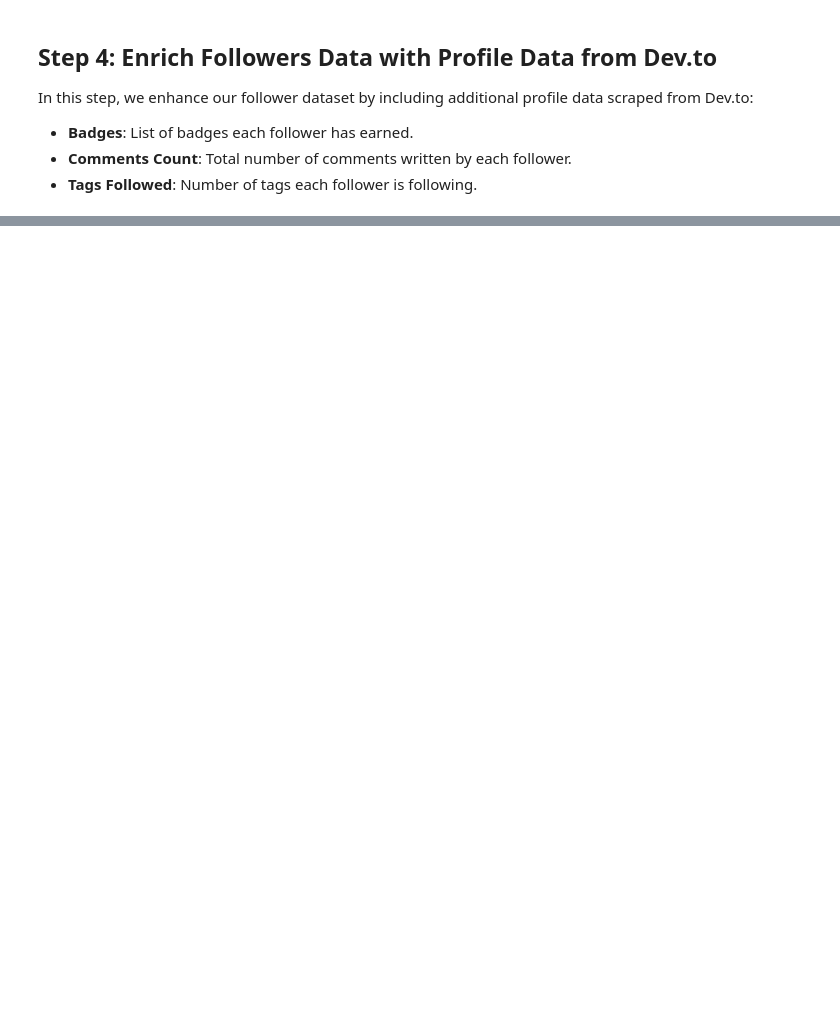
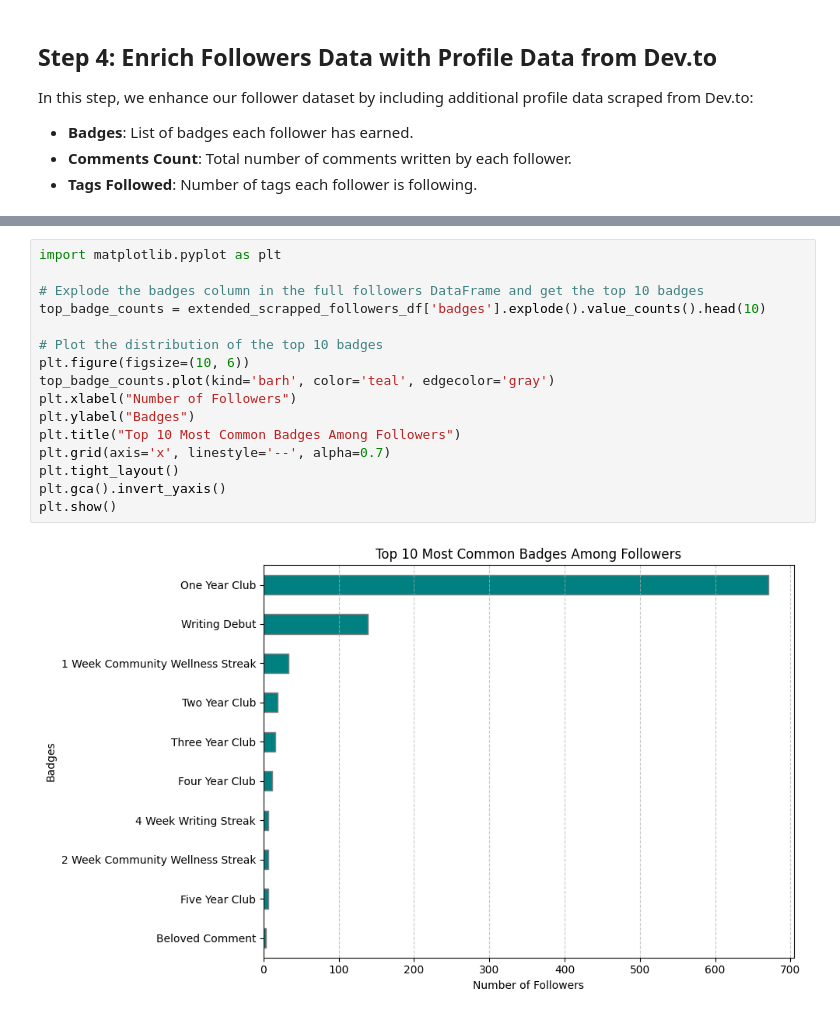
Before and after one commit to olgazju/blog_dev_to_audience_analyzer, a Jupyter notebook: analysis.ipynb, the cells around one changed output, grey strips where cells are left out. Drawn from its saved outputs; the diff is of its cells as text; blank space fills up the shorter version.

```diff
--- a/analysis.ipynb
+++ b/analysis.ipynb
@@ -211,0 +552,18 @@ plt.show()
+# %%
+import matplotlib.pyplot as plt
+
+# Explode the badges column in the full followers DataFrame and get the top 10 badges
+top_badge_counts = extended_scrapped_followers_df['badges'].explode().value_counts().head(10)
+
+# Plot the distribution of the top 10 badges
+plt.figure(figsize=(10, 6))
+top_badge_counts.plot(kind='barh', color='teal', edgecolor='gray')
+plt.xlabel("Number of Followers")
+plt.ylabel("Badges")
+plt.title("Top 10 Most Common Badges Among Followers")
+plt.grid(axis='x', linestyle='--', alpha=0.7)
+plt.tight_layout()
+plt.gca().invert_yaxis()
+plt.show()
+# %% [output]
+[figure, added]
```
Also changed, not shown: parts of 22 cells of this notebook, 2 other files.
